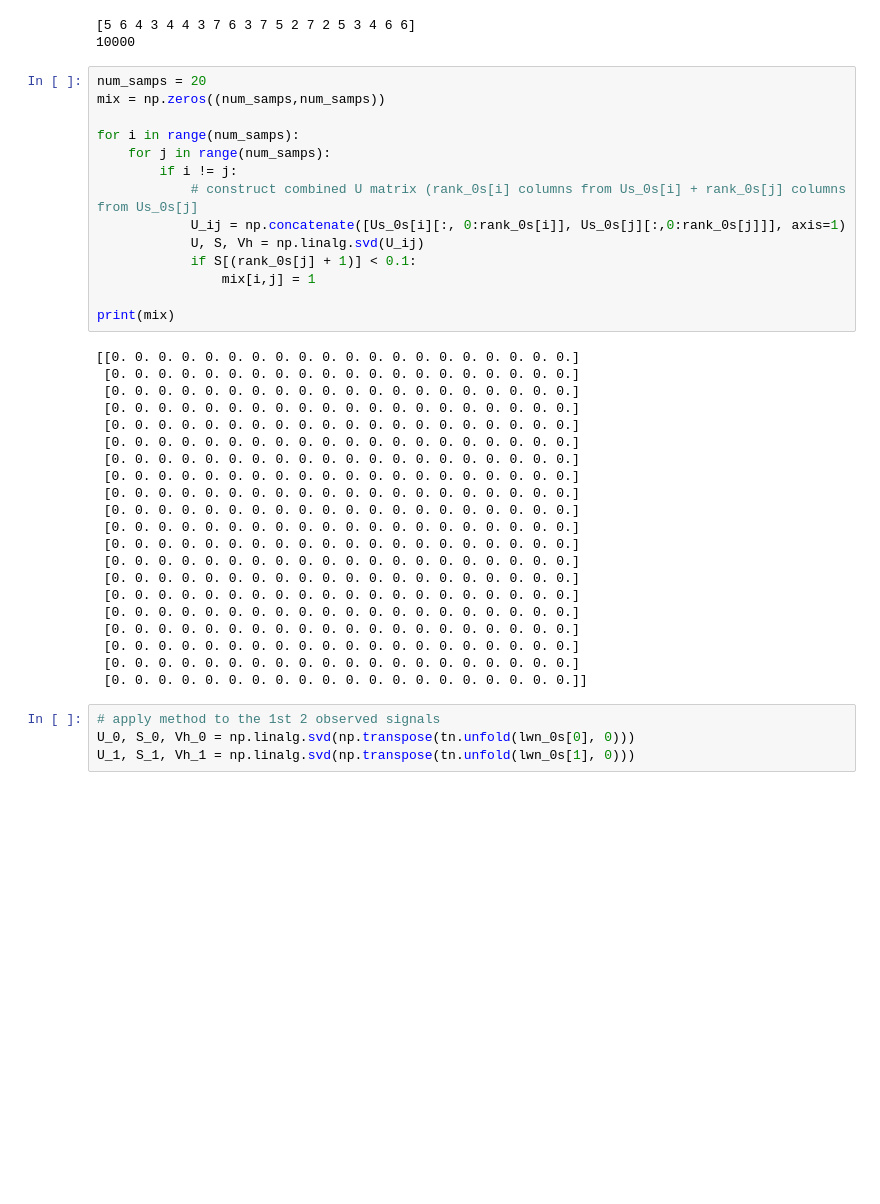
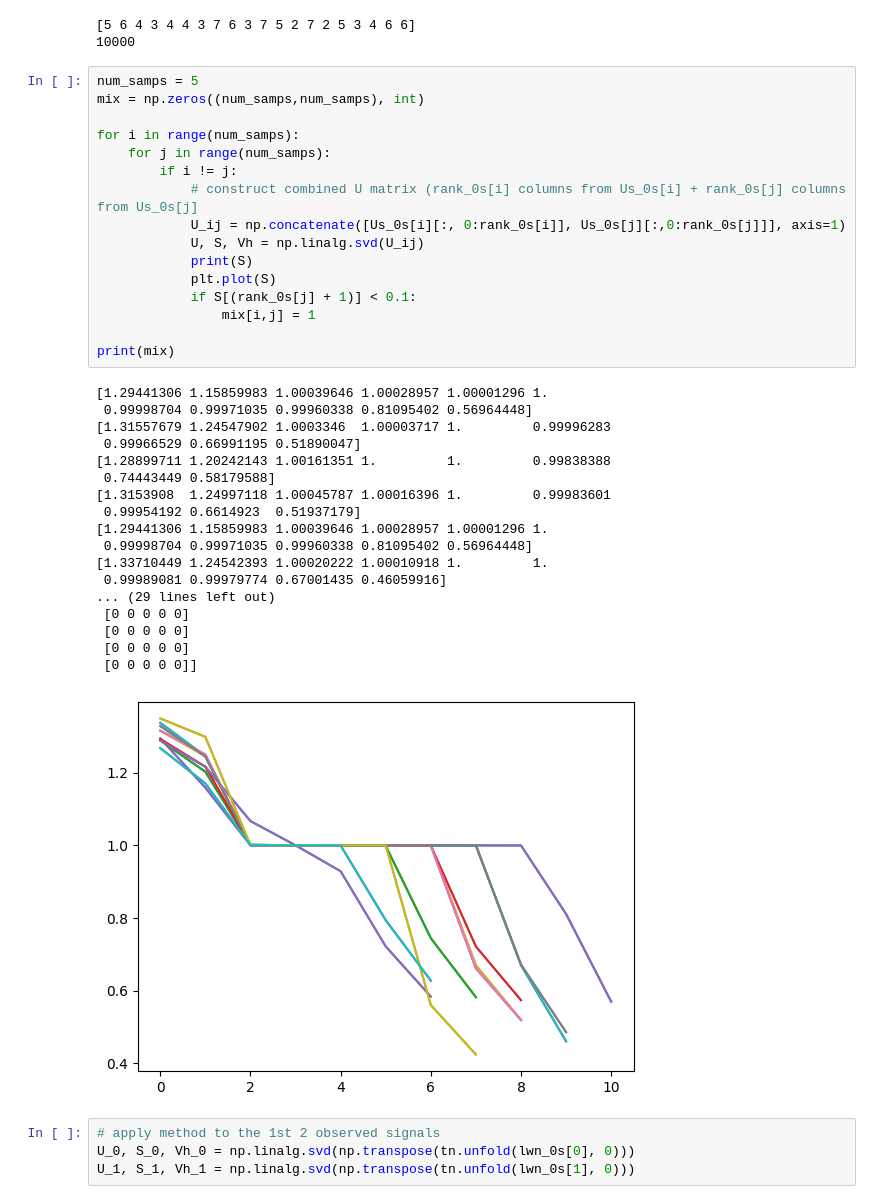
Before and after one commit to matthewmerris/TensorizedRatNets, a Jupyter notebook: notebooks/Analysis.ipynb, the cells around one changed output. Cells and saved outputs as stored; diff of their text form; blank space fills up the shorter version.

```diff
--- a/notebooks/Analysis.ipynb
+++ b/notebooks/Analysis.ipynb
@@ -158,40 +179,40 @@ print(Us_0s[0].shape[0])
 [5 6 4 3 4 4 3 7 6 3 7 5 2 7 2 5 3 4 6 6]
 10000
 # %%
-num_samps = 20
-mix = np.zeros((num_samps,num_samps))
+num_samps = 5
+mix = np.zeros((num_samps,num_samps), int)
 
 for i in range(num_samps):
     for j in range(num_samps):
         if i != j:
             # construct combined U matrix (rank_0s[i] columns from Us_0s[i] + rank_0s[j] columns from Us_0s[j]
             U_ij = np.concatenate([Us_0s[i][:, 0:rank_0s[i]], Us_0s[j][:,0:rank_0s[j]]], axis=1)
             U, S, Vh = np.linalg.svd(U_ij)
+            print(S)
+            plt.plot(S)
             if S[(rank_0s[j] + 1)] < 0.1:
                 mix[i,j] = 1
 
 print(mix)
 # %% [output]
-[[0. 0. 0. 0. 0. 0. 0. 0. 0. 0. 0. 0. 0. 0. 0. 0. 0. 0. 0. 0.]
- [0. 0. 0. 0. 0. 0. 0. 0. 0. 0. 0. 0. 0. 0. 0. 0. 0. 0. 0. 0.]
- [0. 0. 0. 0. 0. 0. 0. 0. 0. 0. 0. 0. 0. 0. 0. 0. 0. 0. 0. 0.]
- [0. 0. 0. 0. 0. 0. 0. 0. 0. 0. 0. 0. 0. 0. 0. 0. 0. 0. 0. 0.]
- [0. 0. 0. 0. 0. 0. 0. 0. 0. 0. 0. 0. 0. 0. 0. 0. 0. 0. 0. 0.]
- [0. 0. 0. 0. 0. 0. 0. 0. 0. 0. 0. 0. 0. 0. 0. 0. 0. 0. 0. 0.]
- [0. 0. 0. 0. 0. 0. 0. 0. 0. 0. 0. 0. 0. 0. 0. 0. 0. 0. 0. 0.]
- [0. 0. 0. 0. 0. 0. 0. 0. 0. 0. 0. 0. 0. 0. 0. 0. 0. 0. 0. 0.]
- [0. 0. 0. 0. 0. 0. 0. 0. 0. 0. 0. 0. 0. 0. 0. 0. 0. 0. 0. 0.]
- [0. 0. 0. 0. 0. 0. 0. 0. 0. 0. 0. 0. 0. 0. 0. 0. 0. 0. 0. 0.]
- [0. 0. 0. 0. 0. 0. 0. 0. 0. 0. 0. 0. 0. 0. 0. 0. 0. 0. 0. 0.]
- [0. 0. 0. 0. 0. 0. 0. 0. 0. 0. 0. 0. 0. 0. 0. 0. 0. 0. 0. 0.]
- [0. 0. 0. 0. 0. 0. 0. 0. 0. 0. 0. 0. 0. 0. 0. 0. 0. 0. 0. 0.]
- [0. 0. 0. 0. 0. 0. 0. 0. 0. 0. 0. 0. 0. 0. 0. 0. 0. 0. 0. 0.]
- [0. 0. 0. 0. 0. 0. 0. 0. 0. 0. 0. 0. 0. 0. 0. 0. 0. 0. 0. 0.]
- [0. 0. 0. 0. 0. 0. 0. 0. 0. 0. 0. 0. 0. 0. 0. 0. 0. 0. 0. 0.]
- [0. 0. 0. 0. 0. 0. 0. 0. 0. 0. 0. 0. 0. 0. 0. 0. 0. 0. 0. 0.]
- [0. 0. 0. 0. 0. 0. 0. 0. 0. 0. 0. 0. 0. 0. 0. 0. 0. 0. 0. 0.]
- [0. 0. 0. 0. 0. 0. 0. 0. 0. 0. 0. 0. 0. 0. 0. 0. 0. 0. 0. 0.]
- [0. 0. 0. 0. 0. 0. 0. 0. 0. 0. 0. 0. 0. 0. 0. 0. 0. 0. 0. 0.]]
+[1.29441306 1.15859983 1.00039646 1.00028957 1.00001296 1.
+ 0.99998704 0.99971035 0.99960338 0.81095402 0.56964448]
+[1.31557679 1.24547902 1.0003346  1.00003717 1.         0.99996283
+ 0.99966529 0.66991195 0.51890047]
+[1.28899711 1.20242143 1.00161351 1.         1.         0.99838388
+ 0.74443449 0.58179588]
+[1.3153908  1.24997118 1.00045787 1.00016396 1.         0.99983601
+ 0.99954192 0.6614923  0.51937179]
+[1.29441306 1.15859983 1.00039646 1.00028957 1.00001296 1.
+ 0.99998704 0.99971035 0.99960338 0.81095402 0.56964448]
+[1.33710449 1.24542393 1.00020222 1.00010918 1.         1.
+ 0.99989081 0.99979774 0.67001435 0.46059916]
+... (29 lines left out)
+ [0 0 0 0 0]
+ [0 0 0 0 0]
+ [0 0 0 0 0]
+ [0 0 0 0 0]]
+[figure, added]
 # %%
 # apply method to the 1st 2 observed signals
 U_0, S_0, Vh_0 = np.linalg.svd(np.transpose(tn.unfold(lwn_0s[0], 0)))
```
Also changed, not shown: parts of 2 cells of this notebook.
